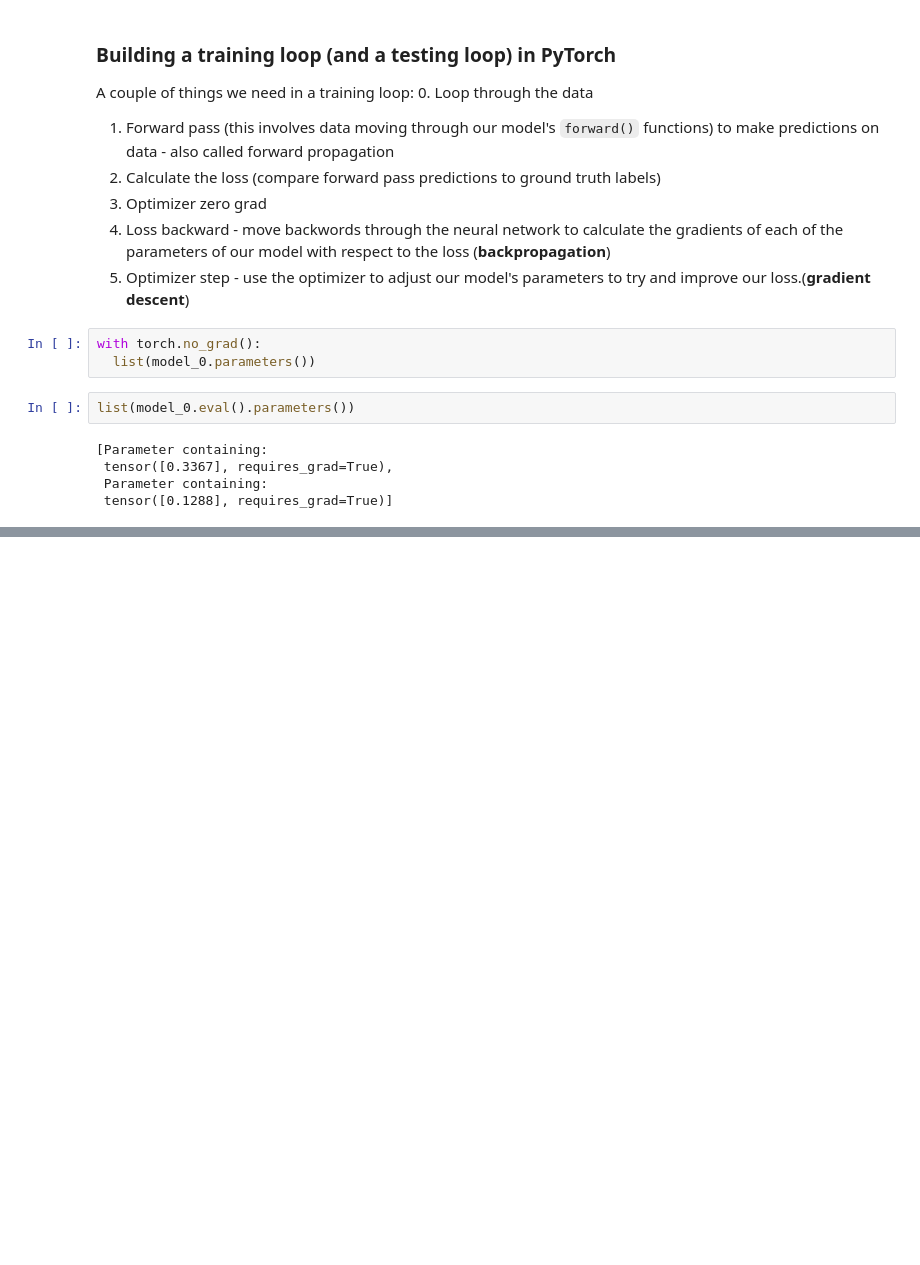
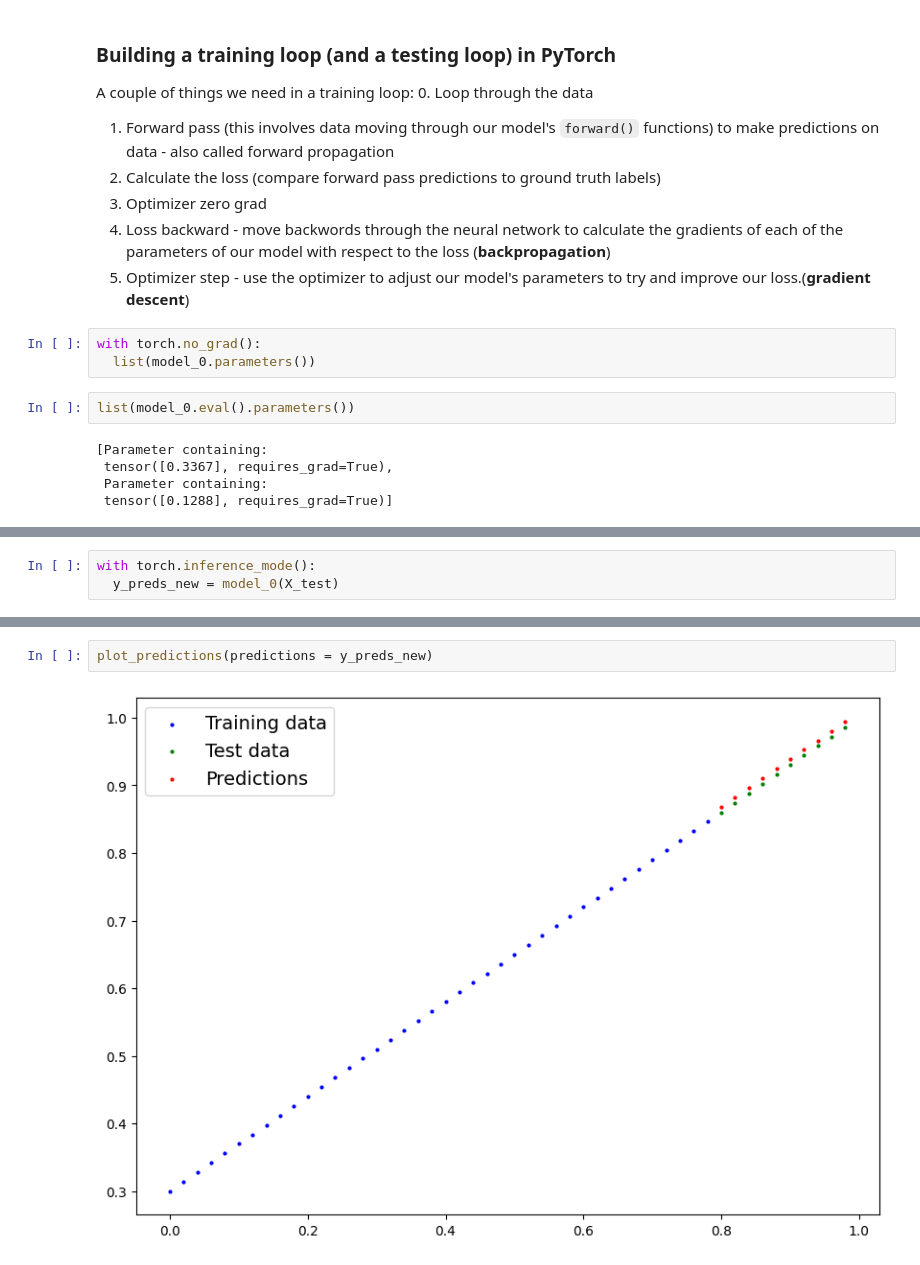
Before and after one commit to Spicyredd/Learn_PyTorch, a Jupyter notebook: 01_pytorch_workflow_video.ipynb, the cells around one changed output, grey strips where cells are left out. Saved outputs shown, nothing was run; the diff lists cells and outputs as text; blank space fills up the shorter version.

```diff
--- a/01_pytorch_workflow_video.ipynb
+++ b/01_pytorch_workflow_video.ipynb
@@ -327,0 +406,3 @@ for epoch in range(epochs):
+# %%
+with torch.inference_mode():
+  y_preds_new = model_0(X_test)
@@ -327,0 +421,4 @@ for epoch in range(epochs):
+# %%
+plot_predictions(predictions = y_preds_new)
+# %% [output]
+[figure, added]
```
Also changed, not shown: parts of 55 cells of this notebook.
